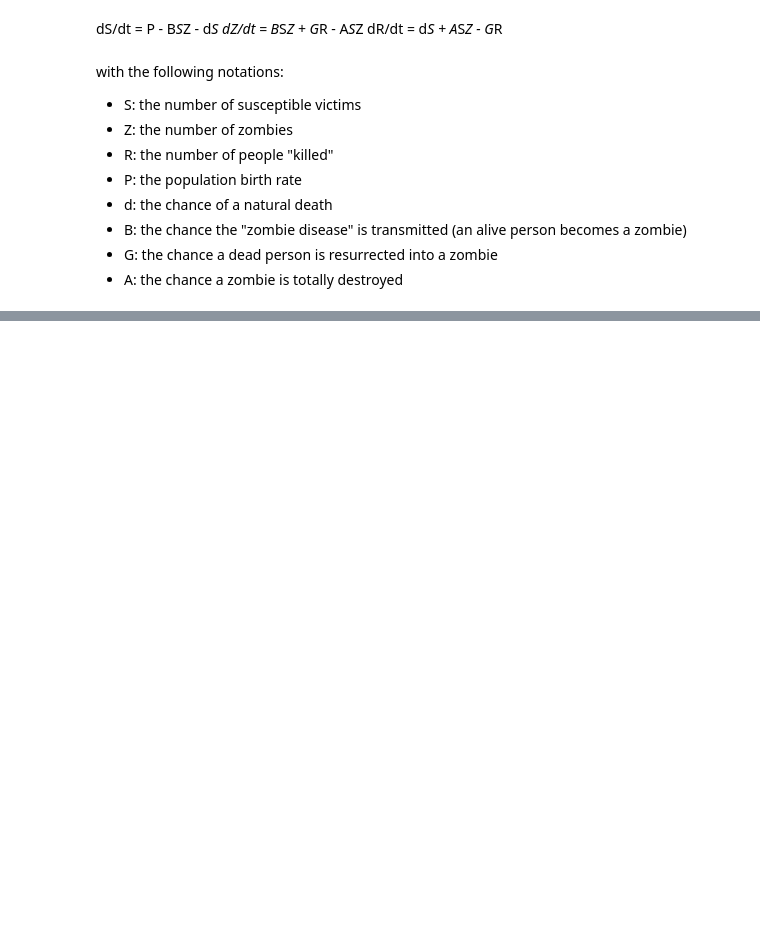
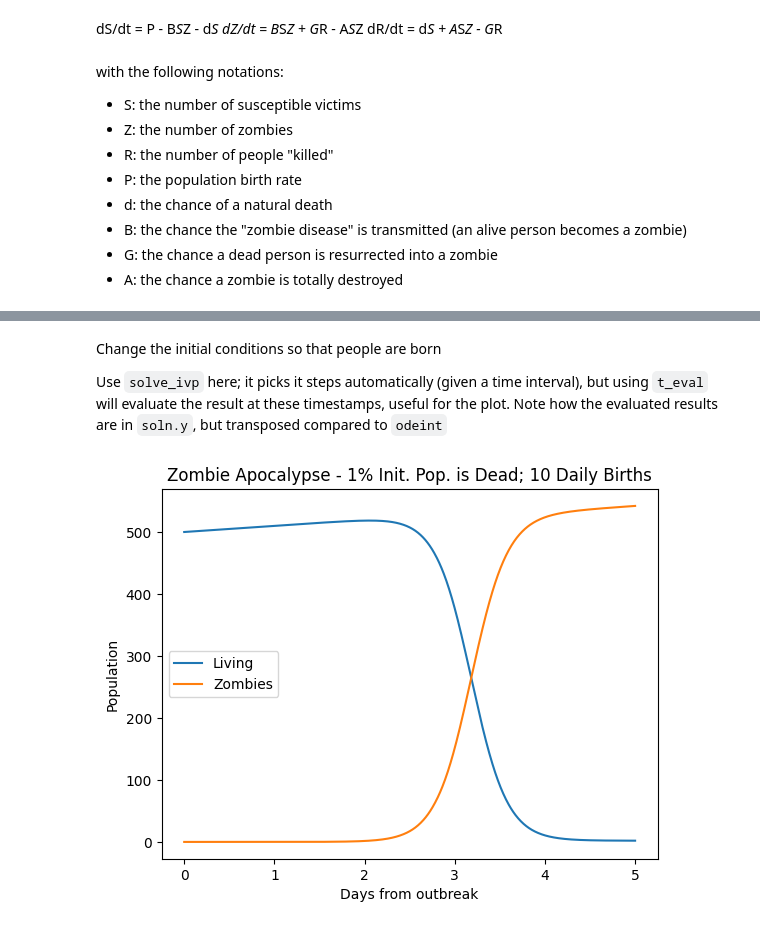
Before and after one commit to scipy/scipy-cookbook, a Jupyter notebook: ipython/Zombie_Apocalypse_ODEINT.ipynb, the cells around one changed output, grey strips where cells are left out. Saved outputs shown, nothing was run; the diff lists cells and outputs as text; code cells hidden in the pictures; blank space fills up the shorter version.

```diff
--- a/ipython/Zombie_Apocalypse_ODEINT.ipynb
+++ b/ipython/Zombie_Apocalypse_ODEINT.ipynb
@@ -123,0 +112,25 @@ plt.legend(loc=0)
+# %% [markdown]
+Change the initial conditions so that people are born
+
+Use `solve_ivp` here; it picks it steps automatically (given a time interval), but using `t_eval` will evaluate the result at these timestamps, useful for the plot.
+Note how the evaluated results are in `soln.y`, but transposed compared to `odeint`
+# %%
+R0 = 0.01*S0   # 1% of initial pop is dead
+P  = 10        # 10 new births daily
+y0 = [S0, Z0, R0]
+
+# solve the DEs
+soln = solve_ivp(f, [0, 5], y0, t_eval=t)
+S = soln.y[0, :]
+Z = soln.y[1, :]
+R = soln.y[2, :]
+
+plt.figure()
+plt.plot(t, S, label='Living')
+plt.plot(t, Z, label='Zombies')
+plt.xlabel('Days from outbreak')
+plt.ylabel('Population')
+plt.title('Zombie Apocalypse - 1% Init. Pop. is Dead; 10 Daily Births')
+plt.legend(loc='center left');
+# %% [output]
+[figure, added]
```
Also changed, not shown: parts of 18 cells of this notebook.
